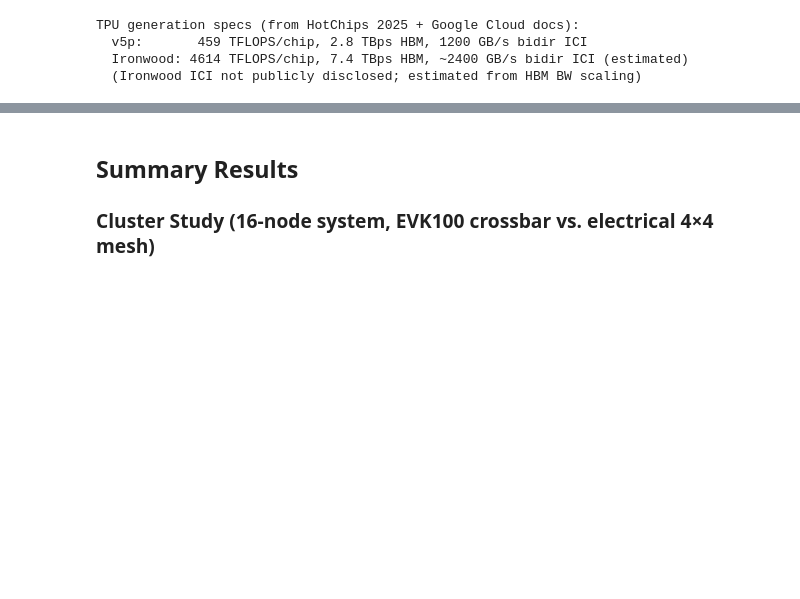
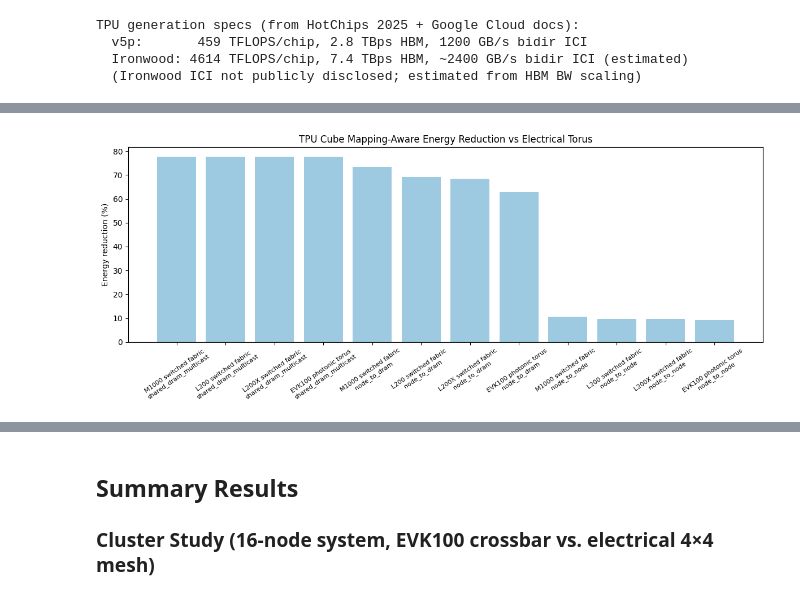
Before and after one commit to PranavSitaraman/lightmatter-accelerator, a Jupyter notebook: workspace/final_project/4_lightmatter_interconnects.ipynb, the cells around one changed output, grey strips where cells are left out. Saved outputs shown, nothing was run; the diff lists cells and outputs as text; code cells hidden in the pictures; blank space fills up the shorter version.

Commit message:
TPU cube modeling
Signed-off-by: Pranav Sitaraman <sitaraman.pranav@gmail.com>

```diff
--- a/workspace/final_project/4_lightmatter_interconnects.ipynb
+++ b/workspace/final_project/4_lightmatter_interconnects.ipynb
@@ -1043,0 +1065,18 @@ It changes which topology is *feasible*:
+# %%
+tpu_mapping_df = tpu_cube_mapping_study(
+    workload_names=("kv_attention", "prefill_projection"),
+    scenario_names=DEFAULT_SCENARIO_NAMES,
+    max_iterations=4,
+)
+tpu_mapping_df.to_csv(RESULTS_DIR / "tpu_mapping_study.csv", index=False)
+
+mapping_cols = [
+    "variant", "workload", "scenario", "iterations",
+    "final_energy_uJ", "energy_reduction_vs_electrical_pct",
+    "mapping_sensitivity_energy_pct", "final_remote_bits_kib",
+    "mapping_differs_from_electrical", "spatial_NodeX_usage",
+    "spatial_NodeY_usage", "spatial_NodeZ_usage",
+]
+tpu_mapping_df[mapping_cols].sort_values(
+    ["scenario", "energy_reduction_vs_electrical_pct"], ascending=[True, False]
+).reset_index(drop=True)
@@ -1043,0 +1125,23 @@ It changes which topology is *feasible*:
+# %%
+photonic_mapping = tpu_mapping_df[
+    tpu_mapping_df["variant"] != "TPU cube electrical torus"
+].copy()
+photonic_mapping["label"] = (
+    photonic_mapping["variant"].str.replace("TPU cube ", "", regex=False)
+    + "\n" + photonic_mapping["scenario"]
+)
+
+fig, ax = plt.subplots(figsize=(12, 5))
+plot_df = photonic_mapping.sort_values(
+    "energy_reduction_vs_electrical_pct", ascending=False
+)
+colors = ["#31A354" if x else "#9ECAE1" for x in plot_df["mapping_differs_from_electrical"]]
+ax.bar(plot_df["label"], plot_df["energy_reduction_vs_electrical_pct"], color=colors)
+ax.set_title("TPU Cube Mapping-Aware Energy Reduction vs Electrical Torus")
+ax.set_ylabel("Energy reduction (%)")
+ax.tick_params(axis="x", rotation=35, labelsize=8)
+ax.axhline(0, color="black", linewidth=0.8)
+plt.tight_layout()
+plt.show()
+# %% [output]
+[figure, added]
```
Also changed, not shown: parts of 22 cells of this notebook, 35 other files.
